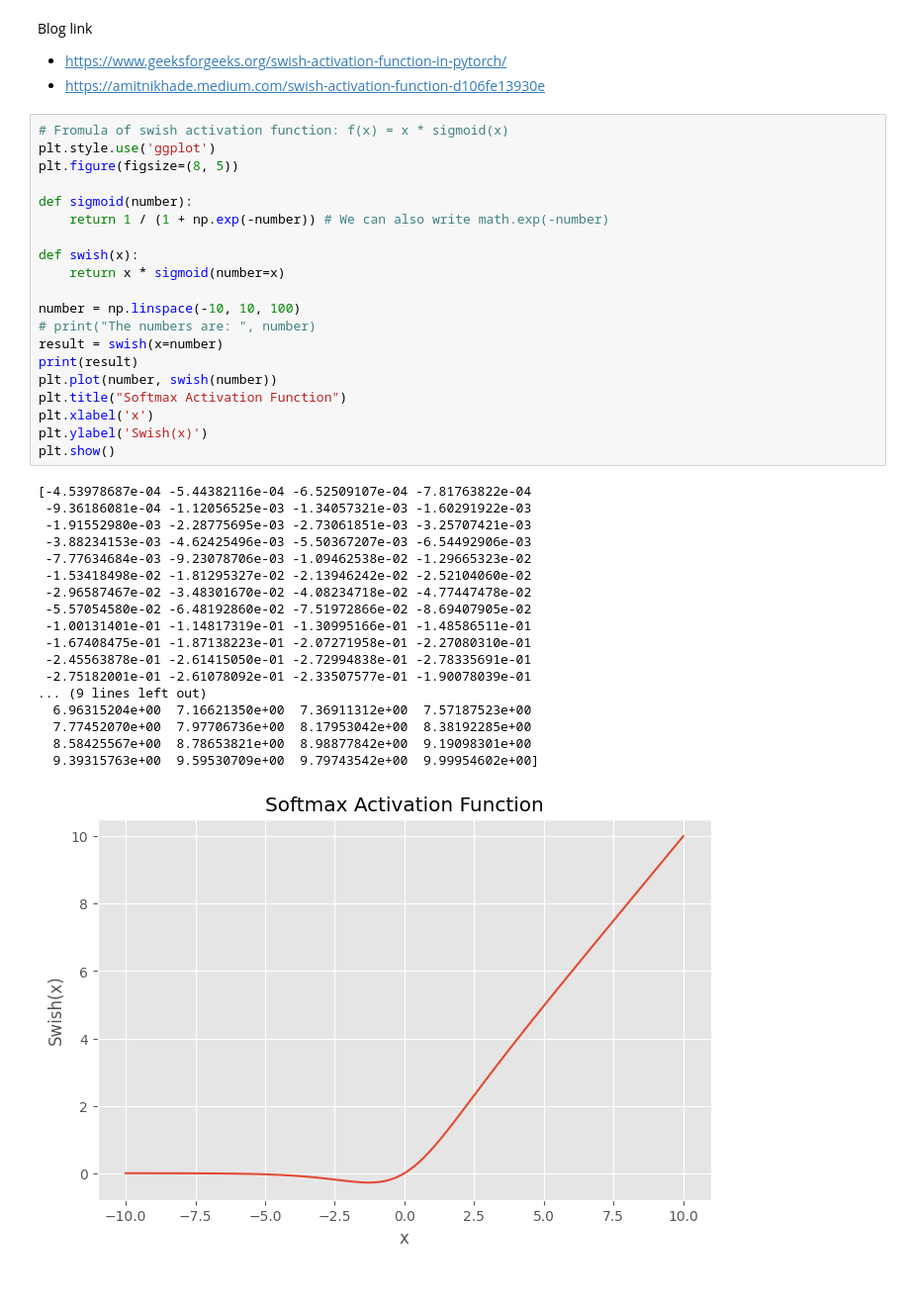
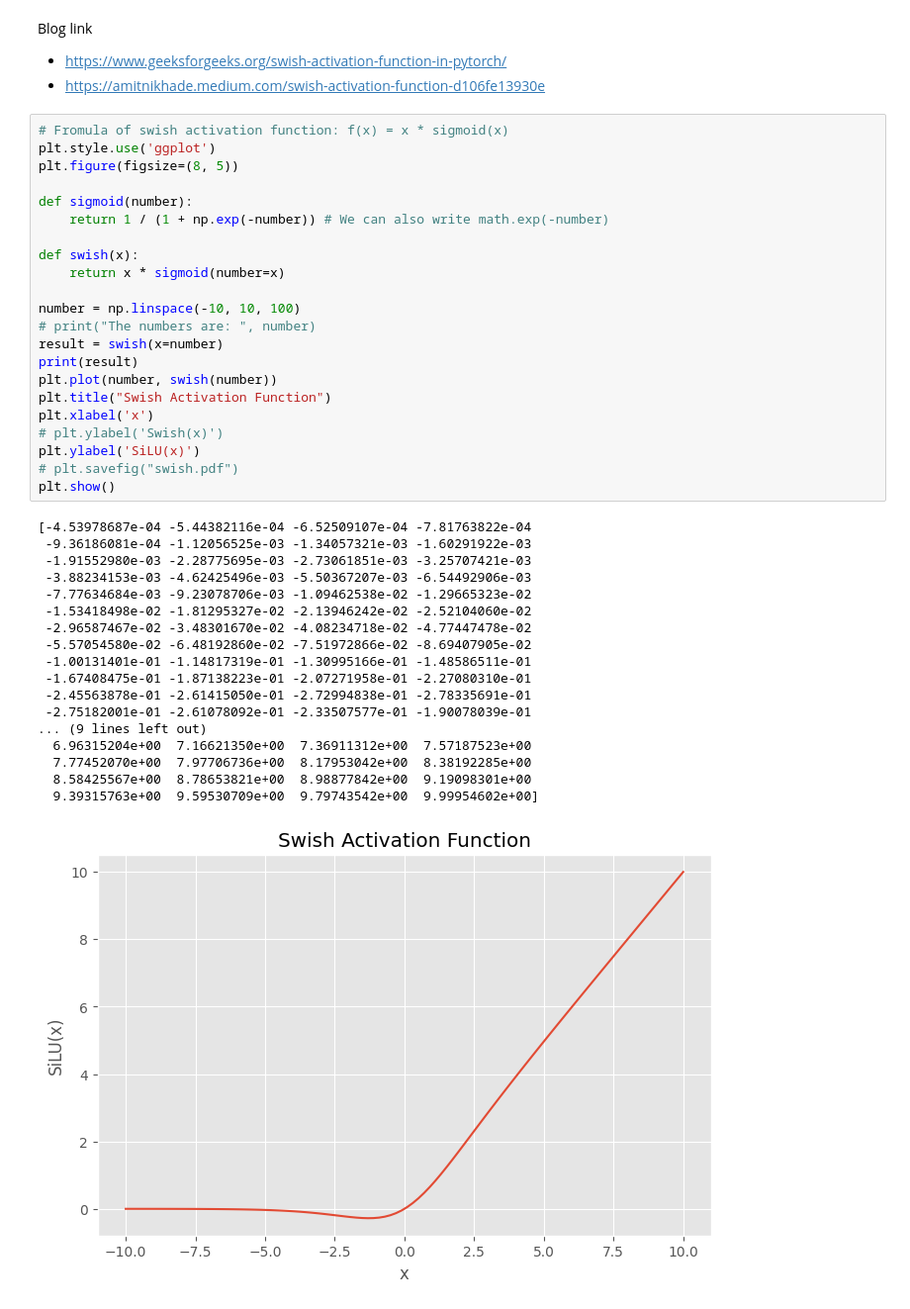
Before and after one commit to alaminbhuyan/Activation-Function-Implementation, a Jupyter notebook: Activation Function.ipynb, the cells around one changed output. Shown: that part at 99% size. Cells and saved outputs as stored; diff of their text form.

```diff
--- a/Activation Function.ipynb
+++ b/Activation Function.ipynb
@@ -251,33 +251,35 @@ def sigmoid(number):
     return 1 / (1 + np.exp(-number)) # We can also write math.exp(-number)
 
 def swish(x):
     return x * sigmoid(number=x)
 
 number = np.linspace(-10, 10, 100)
 # print("The numbers are: ", number)
 result = swish(x=number)
 print(result)
 plt.plot(number, swish(number))
-plt.title("Softmax Activation Function")
+plt.title("Swish Activation Function")
 plt.xlabel('x')
-plt.ylabel('Swish(x)')
+# plt.ylabel('Swish(x)')
+plt.ylabel('SiLU(x)')
+# plt.savefig("swish.pdf")
 plt.show()
 # %% [output]
 [-4.53978687e-04 -5.44382116e-04 -6.52509107e-04 -7.81763822e-04
  -9.36186081e-04 -1.12056525e-03 -1.34057321e-03 -1.60291922e-03
  -1.91552980e-03 -2.28775695e-03 -2.73061851e-03 -3.25707421e-03
  -3.88234153e-03 -4.62425496e-03 -5.50367207e-03 -6.54492906e-03
  -7.77634684e-03 -9.23078706e-03 -1.09462538e-02 -1.29665323e-02
  -1.53418498e-02 -1.81295327e-02 -2.13946242e-02 -2.52104060e-02
  -2.96587467e-02 -3.48301670e-02 -4.08234718e-02 -4.77447478e-02
  -5.57054580e-02 -6.48192860e-02 -7.51972866e-02 -8.69407905e-02
  -1.00131401e-01 -1.14817319e-01 -1.30995166e-01 -1.48586511e-01
  -1.67408475e-01 -1.87138223e-01 -2.07271958e-01 -2.27080310e-01
  -2.45563878e-01 -2.61415050e-01 -2.72994838e-01 -2.78335691e-01
  -2.75182001e-01 -2.61078092e-01 -2.33507577e-01 -1.90078039e-01
 ... (9 lines left out)
   6.96315204e+00  7.16621350e+00  7.36911312e+00  7.57187523e+00
   7.77452070e+00  7.97706736e+00  8.17953042e+00  8.38192285e+00
   8.58425567e+00  8.78653821e+00  8.98877842e+00  9.19098301e+00
   9.39315763e+00  9.59530709e+00  9.79743542e+00  9.99954602e+00]
-[figure, old version]
+[figure, new version]
```
Also changed, not shown: parts of 1 cell of this notebook.
